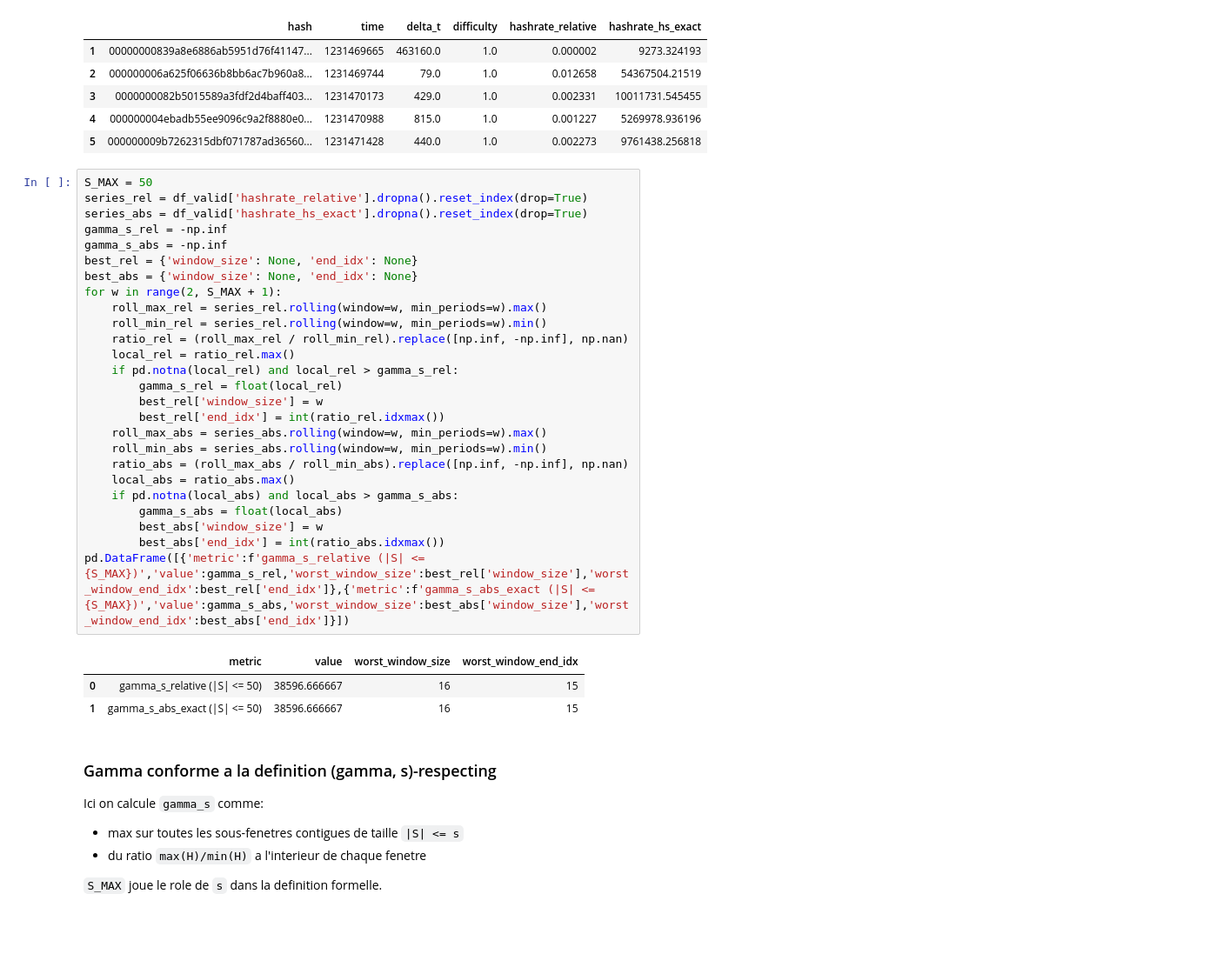
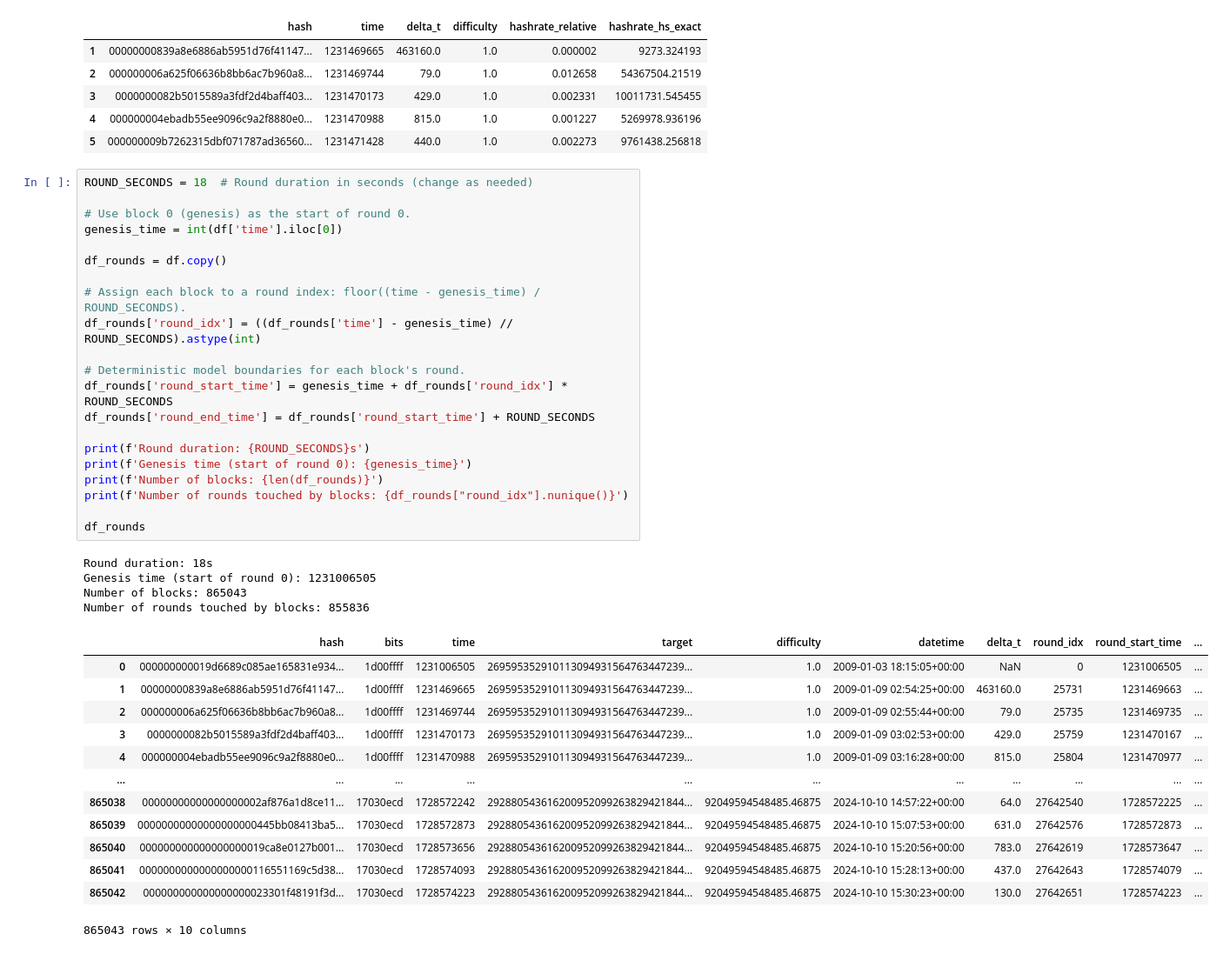
Before and after one commit to loicmiller/variable-mls, a Jupyter notebook: analysis/bitcoin-gamma-estimation.ipynb, the cells around one changed output. Shown at 87% size. Saved outputs shown, nothing was run; the diff lists cells and outputs as text; blank space fills up the shorter version.

Commit message:
gamma analysis

```diff
--- a/analysis/bitcoin-gamma-estimation.ipynb
+++ b/analysis/bitcoin-gamma-estimation.ipynb
@@ -173,41 +190,42 @@ df_valid[['hash','time','delta_t','difficulty','hashrate_relative','hashrate_hs_
 | 3 | 0000000082b5015589a3fdf2d4baff403... | 1231470173 | 429.0 | 1.0 | 0.002331 | 10011731.545455 |
 | 4 | 000000004ebadb55ee9096c9a2f8880e0... | 1231470988 | 815.0 | 1.0 | 0.001227 | 5269978.936196 |
 | 5 | 000000009b7262315dbf071787ad36560... | 1231471428 | 440.0 | 1.0 | 0.002273 | 9761438.256818 |
-# %%
-S_MAX = 50
-series_rel = df_valid['hashrate_relative'].dropna().reset_index(drop=True)
-series_abs = df_valid['hashrate_hs_exact'].dropna().reset_index(drop=True)
-gamma_s_rel = -np.inf
-gamma_s_abs = -np.inf
-best_rel = {'window_size': None, 'end_idx': None}
-best_abs = {'window_size': None, 'end_idx': None}
-for w in range(2, S_MAX + 1):
-    roll_max_rel = series_rel.rolling(window=w, min_periods=w).max()
-    roll_min_rel = series_rel.rolling(window=w, min_periods=w).min()
-    ratio_rel = (roll_max_rel / roll_min_rel).replace([np.inf, -np.inf], np.nan)
-    local_rel = ratio_rel.max()
-    if pd.notna(local_rel) and local_rel > gamma_s_rel:
-        gamma_s_rel = float(local_rel)
-        best_rel['window_size'] = w
-        best_rel['end_idx'] = int(ratio_rel.idxmax())
-    roll_max_abs = series_abs.rolling(window=w, min_periods=w).max()
-    roll_min_abs = series_abs.rolling(window=w, min_periods=w).min()
-    ratio_abs = (roll_max_abs / roll_min_abs).replace([np.inf, -np.inf], np.nan)
-    local_abs = ratio_abs.max()
-    if pd.notna(local_abs) and local_abs > gamma_s_abs:
-        gamma_s_abs = float(local_abs)
-        best_abs['window_size'] = w
-        best_abs['end_idx'] = int(ratio_abs.idxmax())
-pd.DataFrame([{'metric':f'gamma_s_relative (|S| <= {S_MAX})','value':gamma_s_rel,'worst_window_size':best_rel['window_size'],'worst_window_end_idx':best_rel['end_idx']},{'metric':f'gamma_s_abs_exact (|S| <= {S_MAX})','value':gamma_s_abs,'worst_window_size':best_abs['window_size'],'worst_window_end_idx':best_abs['end_idx']}])
-# %% [output]
-|  | metric | value | worst_window_size | worst_window_end_idx |
-| 0 | gamma_s_relative (|S| <= 50) | 38596.666667 | 16 | 15 |
-| 1 | gamma_s_abs_exact (|S| <= 50) | 38596.666667 | 16 | 15 |
-# %% [markdown]
-### Gamma conforme a la definition (gamma, s)-respecting
-
-Ici on calcule `gamma_s` comme:
-- max sur toutes les sous-fenetres contigues de taille `|S| <= s`
-- du ratio `max(H)/min(H)` a l'interieur de chaque fenetre
-
-`S_MAX` joue le role de `s` dans la definition formelle.
+# %%
+ROUND_SECONDS = 18  # Round duration in seconds (change as needed)
+
+# Use block 0 (genesis) as the start of round 0.
+genesis_time = int(df['time'].iloc[0])
+
+df_rounds = df.copy()
+
+# Assign each block to a round index: floor((time - genesis_time) / ROUND_SECONDS).
+df_rounds['round_idx'] = ((df_rounds['time'] - genesis_time) // ROUND_SECONDS).astype(int)
+
+# Deterministic model boundaries for each block's round.
+df_rounds['round_start_time'] = genesis_time + df_rounds['round_idx'] * ROUND_SECONDS
+df_rounds['round_end_time'] = df_rounds['round_start_time'] + ROUND_SECONDS
+
+print(f'Round duration: {ROUND_SECONDS}s')
+print(f'Genesis time (start of round 0): {genesis_time}')
+print(f'Number of blocks: {len(df_rounds)}')
+print(f'Number of rounds touched by blocks: {df_rounds["round_idx"].nunique()}')
+
+df_rounds
+# %% [output]
+Round duration: 18s
+Genesis time (start of round 0): 1231006505
+Number of blocks: 865043
+Number of rounds touched by blocks: 855836
+|  | hash | bits | time | target | difficulty | datetime | delta_t | round_idx | round_start_time | ... |
+| 0 | 000000000019d6689c085ae165831e934... | 1d00ffff | 1231006505 | 269595352910113094931564763447239... | 1.0 | 2009-01-03 18:15:05+00:00 | NaN | 0 | 1231006505 | ... |
+| 1 | 00000000839a8e6886ab5951d76f41147... | 1d00ffff | 1231469665 | 269595352910113094931564763447239... | 1.0 | 2009-01-09 02:54:25+00:00 | 463160.0 | 25731 | 1231469663 | ... |
+| 2 | 000000006a625f06636b8bb6ac7b960a8... | 1d00ffff | 1231469744 | 269595352910113094931564763447239... | 1.0 | 2009-01-09 02:55:44+00:00 | 79.0 | 25735 | 1231469735 | ... |
+| 3 | 0000000082b5015589a3fdf2d4baff403... | 1d00ffff | 1231470173 | 269595352910113094931564763447239... | 1.0 | 2009-01-09 03:02:53+00:00 | 429.0 | 25759 | 1231470167 | ... |
+| 4 | 000000004ebadb55ee9096c9a2f8880e0... | 1d00ffff | 1231470988 | 269595352910113094931564763447239... | 1.0 | 2009-01-09 03:16:28+00:00 | 815.0 | 25804 | 1231470977 | ... |
+| ... | ... | ... | ... | ... | ... | ... | ... | ... | ... | ... |
+| 865038 | 00000000000000000002af876a1d8ce11... | 17030ecd | 1728572242 | 292880543616200952099263829421844... | 92049594548485.46875 | 2024-10-10 14:57:22+00:00 | 64.0 | 27642540 | 1728572225 | ... |
+| 865039 | 00000000000000000000445bb08413ba5... | 17030ecd | 1728572873 | 292880543616200952099263829421844... | 92049594548485.46875 | 2024-10-10 15:07:53+00:00 | 631.0 | 27642576 | 1728572873 | ... |
+| 865040 | 000000000000000000019ca8e0127b001... | 17030ecd | 1728573656 | 292880543616200952099263829421844... | 92049594548485.46875 | 2024-10-10 15:20:56+00:00 | 783.0 | 27642619 | 1728573647 | ... |
+| 865041 | 0000000000000000000116551169c5d38... | 17030ecd | 1728574093 | 292880543616200952099263829421844... | 92049594548485.46875 | 2024-10-10 15:28:13+00:00 | 437.0 | 27642643 | 1728574079 | ... |
+| 865042 | 000000000000000000023301f48191f3d... | 17030ecd | 1728574223 | 292880543616200952099263829421844... | 92049594548485.46875 | 2024-10-10 15:30:23+00:00 | 130.0 | 27642651 | 1728574223 | ... |
+865043 rows × 10 columns
```
Also changed, not shown: parts of 9 cells of this notebook, 1 other file.
